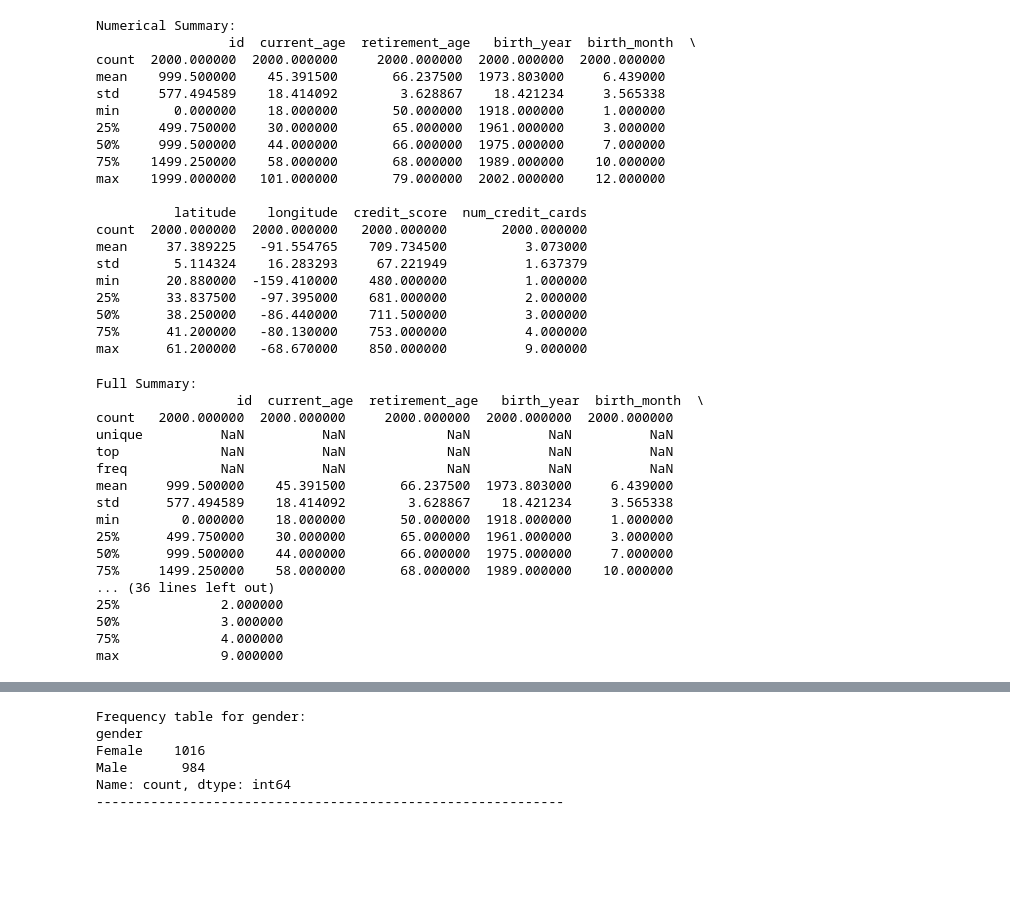
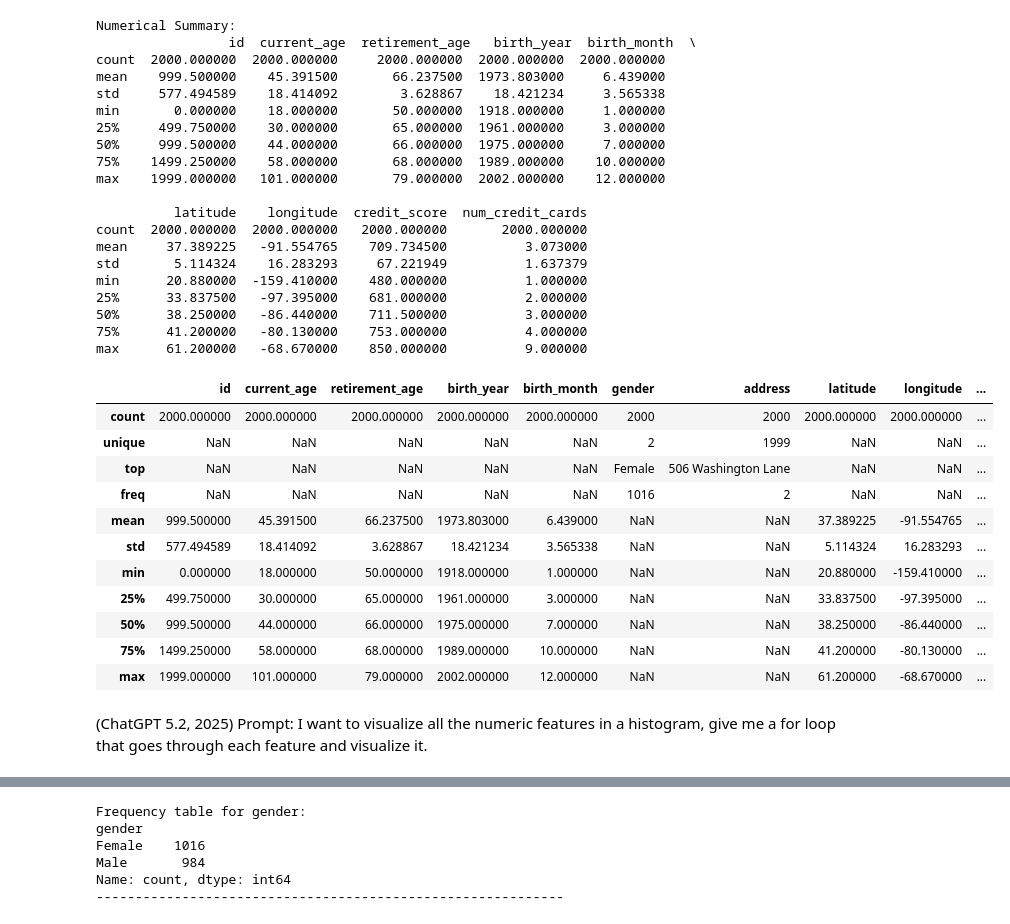
Before and after one commit to journalss2002-gif/DataMining-Fall2025-Project, a Jupyter notebook: users_Data_EDA.ipynb, the cells around one changed output, grey strips where cells are left out. Cells and saved outputs as stored; diff of their text form; code cells hidden in the pictures; blank space fills up the shorter version.

```diff
--- a/users_Data_EDA.ipynb
+++ b/users_Data_EDA.ipynb
@@ -115,23 +115,20 @@ min      20.880000  -159.410000    480.000000          1.000000
 max      61.200000   -68.670000    850.000000          9.000000
 # %%
 #summary including categorical columns
-print("Full Summary:\n", df.describe(include='all'))
+df.describe(include='all')
 # %% [output]
-Full Summary:
-                  id  current_age  retirement_age   birth_year  birth_month  \
-count   2000.000000  2000.000000     2000.000000  2000.000000  2000.000000
-unique          NaN          NaN             NaN          NaN          NaN
-top             NaN          NaN             NaN          NaN          NaN
-freq            NaN          NaN             NaN          NaN          NaN
-mean     999.500000    45.391500       66.237500  1973.803000     6.439000
-std      577.494589    18.414092        3.628867    18.421234     3.565338
-min        0.000000    18.000000       50.000000  1918.000000     1.000000
-25%      499.750000    30.000000       65.000000  1961.000000     3.000000
-50%      999.500000    44.000000       66.000000  1975.000000     7.000000
-75%     1499.250000    58.000000       68.000000  1989.000000    10.000000
-... (36 lines left out)
-25%             2.000000
-50%             3.000000
-75%             4.000000
-max             9.000000
+|  | id | current_age | retirement_age | birth_year | birth_month | gender | address | latitude | longitude | ... |
+| count | 2000.000000 | 2000.000000 | 2000.000000 | 2000.000000 | 2000.000000 | 2000 | 2000 | 2000.000000 | 2000.000000 | ... |
+| unique | NaN | NaN | NaN | NaN | NaN | 2 | 1999 | NaN | NaN | ... |
+| top | NaN | NaN | NaN | NaN | NaN | Female | 506 Washington Lane | NaN | NaN | ... |
+| freq | NaN | NaN | NaN | NaN | NaN | 1016 | 2 | NaN | NaN | ... |
+| mean | 999.500000 | 45.391500 | 66.237500 | 1973.803000 | 6.439000 | NaN | NaN | 37.389225 | -91.554765 | ... |
+| std | 577.494589 | 18.414092 | 3.628867 | 18.421234 | 3.565338 | NaN | NaN | 5.114324 | 16.283293 | ... |
+| min | 0.000000 | 18.000000 | 50.000000 | 1918.000000 | 1.000000 | NaN | NaN | 20.880000 | -159.410000 | ... |
+| 25% | 499.750000 | 30.000000 | 65.000000 | 1961.000000 | 3.000000 | NaN | NaN | 33.837500 | -97.395000 | ... |
+| 50% | 999.500000 | 44.000000 | 66.000000 | 1975.000000 | 7.000000 | NaN | NaN | 38.250000 | -86.440000 | ... |
+| 75% | 1499.250000 | 58.000000 | 68.000000 | 1989.000000 | 10.000000 | NaN | NaN | 41.200000 | -80.130000 | ... |
+| max | 1999.000000 | 101.000000 | 79.000000 | 2002.000000 | 12.000000 | NaN | NaN | 61.200000 | -68.670000 | ... |
+# %% [markdown]
+(ChatGPT 5.2, 2025) Prompt: I want to visualize all the numeric features in a histogram, give me a for loop that goes through each feature and visualize it.
 # %%
```
Also changed, not shown: parts of 8 cells of this notebook, 1 other file.
